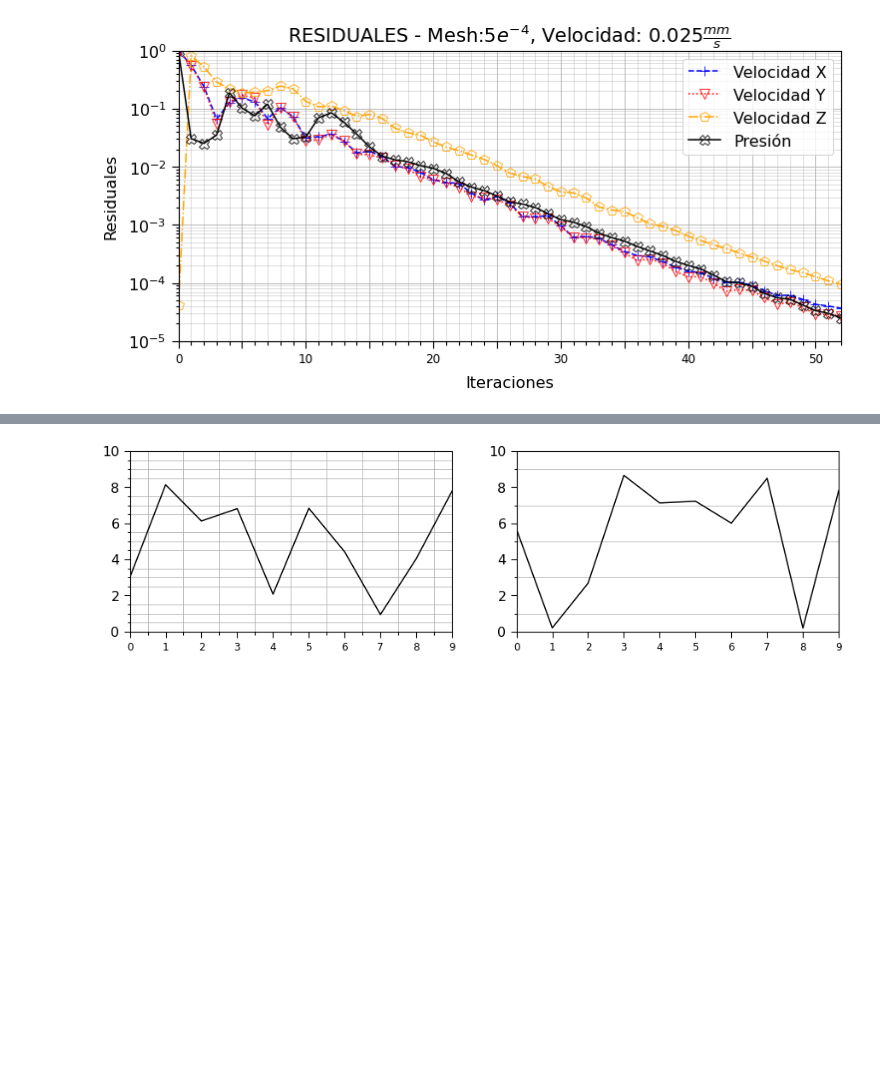
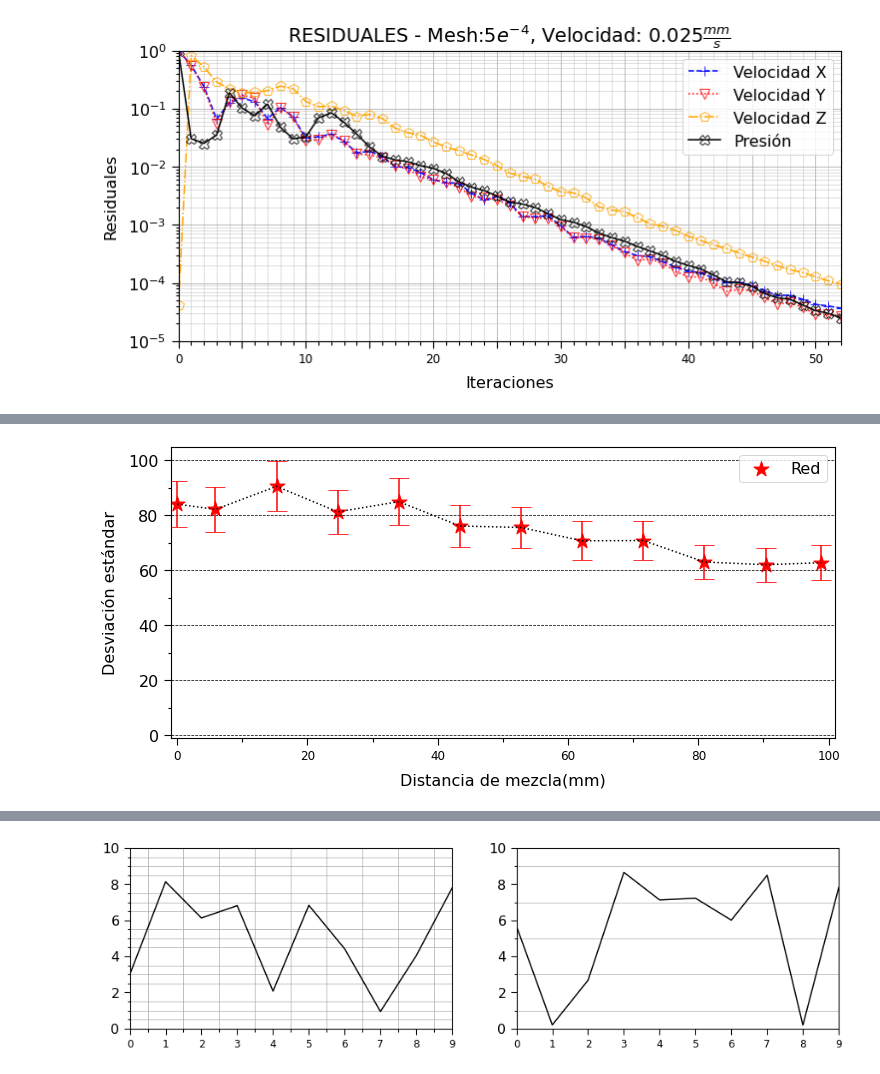
Before and after one commit to And2300/Trash, a Jupyter notebook: plots_C3.ipynb, the cells around one changed output, grey strips where cells are left out. Saved outputs shown, nothing was run; the diff lists cells and outputs as text; code cells hidden in the pictures; blank space fills up the shorter version.

```diff
--- a/plots_C3.ipynb
+++ b/plots_C3.ipynb
@@ -117,0 +219,32 @@ plt.show()
+# %%
+df1 = pd.read_excel('datos_sim.xlsx')
+# %%
+df1['new_indices']=newindces
+# %%
+plt.scatter(df1['new_indices'],df1['stdR'], label="Red", color='red', marker='*', s=250)
+plt.errorbar(df1['new_indices'],df1['stdR'], yerr = df1['stdR']*0.1 , linestyle=":",  capsize=10,  ecolor="red") #[df1['stdR']*0.1,df1['stdR']*0.2]
+
+plt.scatter(df1['new_indices'],df1['stdG'], label="Green", color='green', marker='v', s=250)
+plt.errorbar(df1['new_indices'],df1['stdG'], yerr = df1['stdG']*0. , linestyle=":",  capsize=10,  ecolor="green") #[df1['stdG']*0.1,df1['stdG']*0.2]
+
+plt.scatter(df1['new_indices'],df1['stdB'], label="Blue", color='blue', marker='p', s=250)
+plt.errorbar(df1['new_indices'],df1['stdB'], yerr = df1['stdB']*0.1 , linestyle=":",  capsize=10,  ecolor="blue") #[df1['stdB']*0.5,df1['stdB']*0.7]
+
+
+plt.xlim(-1, 101)
+plt.ylim(-1, 105)
+#plt.title('Desviación estándar del valor Rojo en el microcanal simple')
+plt.xlabel(r'Distancia de mezcla(mm)')
+plt.ylabel(r'Desviación estándar')
+plt.legend(loc='upper right')
+#plt.text(3, 32, r'$y= 3.959 \pm 0.082 \frac{mm}{s}$', fontsize=15)
+#plt.text(1, 33, r'$v_{experimental}= 3.739 \pm 0.393 \frac{mm}{s}$', fontsize=20)
+#plt.text(6, 15, r'$\^v_{teórico}= 3.589 \frac{mm}{s}$', fontsize=20)
+#plt.annotate('[b]', xy=(0,38),fontsize=30)
+plt.grid(axis='y',color = 'k', linestyle = '--', linewidth = 0.75)
+plt.gca().xaxis.set_minor_locator(AutoMinorLocator(n=2))
+plt.gca().yaxis.set_minor_locator(AutoMinorLocator(n=2))
+plt.savefig("simple_0075_R.png", dpi=500,bbox_inches='tight')
+plt.show()
+# %% [output]
+[figure, added]
```
Also changed, not shown: parts of 35 cells of this notebook.
